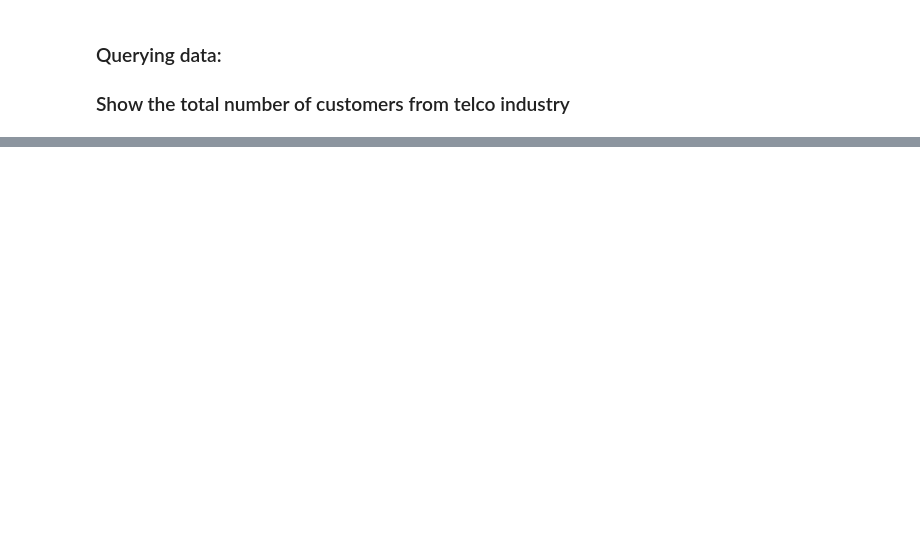
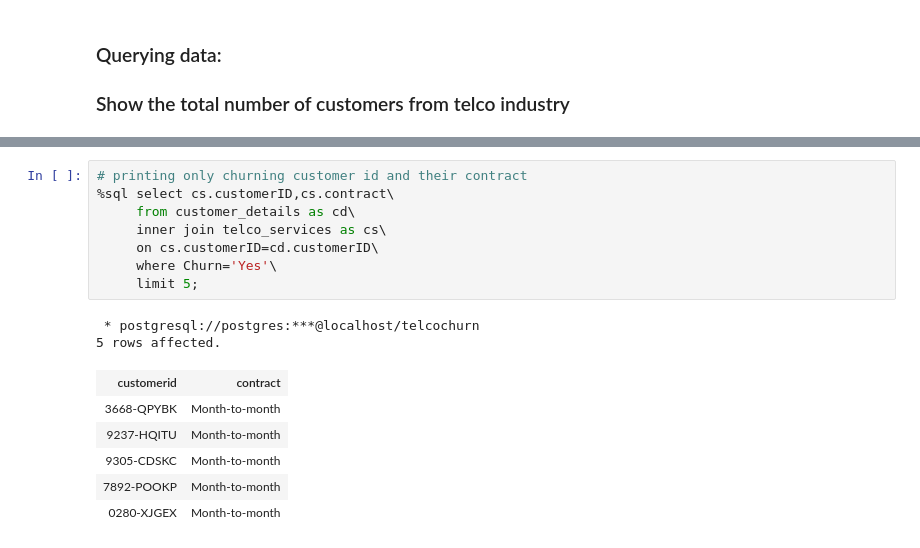
Before and after one commit to mangaioct6/Final_Project, a Jupyter notebook: Final_ETL.ipynb, the cells around one changed output, grey strips where cells are left out. Cells and saved outputs as stored; diff of their text form; blank space fills up the shorter version.

```diff
--- a/Final_ETL.ipynb
+++ b/Final_ETL.ipynb
@@ -223,0 +247,17 @@ connection.close()
+# %%
+# printing only churning customer id and their contract
+%sql select cs.customerID,cs.contract\
+     from customer_details as cd\
+     inner join telco_services as cs\
+     on cs.customerID=cd.customerID\
+     where Churn='Yes'\
+     limit 5;
+# %% [output]
+ * postgresql://postgres:***@localhost/telcochurn
+5 rows affected.
+| customerid | contract |
+| 3668-QPYBK | Month-to-month |
+| 9237-HQITU | Month-to-month |
+| 9305-CDSKC | Month-to-month |
+| 7892-POOKP | Month-to-month |
+| 0280-XJGEX | Month-to-month |
```
Also changed, not shown: parts of 10 cells of this notebook, 1 other file.
